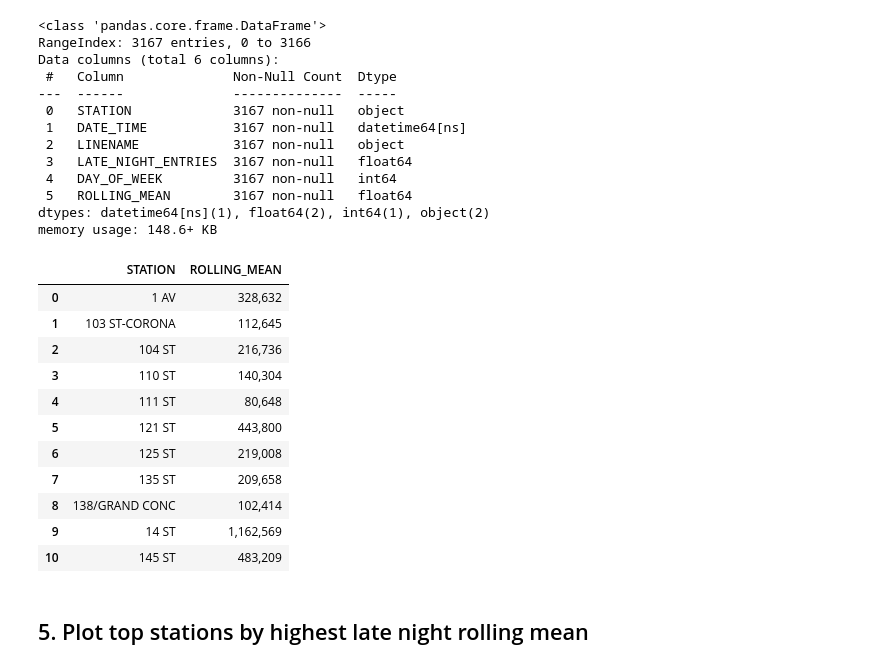
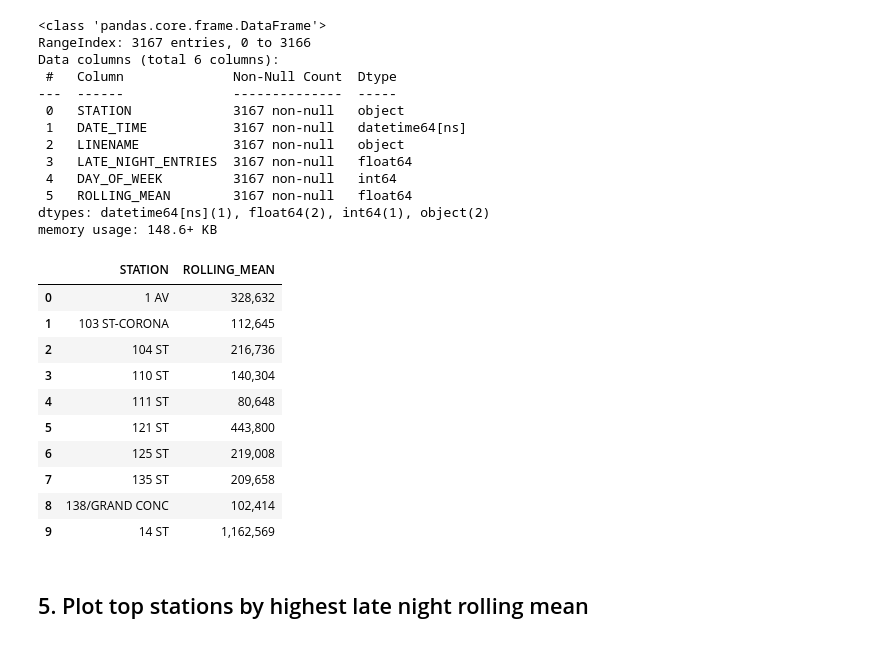
Before and after one commit to slp22/eda-project, a Jupyter notebook: EDA-project-code-sandra-paredes.ipynb, the cells around one changed output. Saved outputs shown, nothing was run; the diff lists cells and outputs as text; code cells hidden in the pictures.

```diff
--- a/EDA-project-code-sandra-paredes.ipynb
+++ b/EDA-project-code-sandra-paredes.ipynb
@@ -289,27 +270,27 @@ Data columns (total 6 columns):
 dtypes: datetime64[ns](1), float64(2), int64(1), object(2)
 memory usage: 148.6+ KB
 # %%
-rolling_mean_group = (rolling_mean_df.groupby('STATION')[['ROLLING_MEAN']].mean())
+rolling_mean_group = (rolling_mean_df
+                      .groupby('STATION')[['ROLLING_MEAN']].mean())
 # %%
 rolling_mean_group.reset_index(inplace=True)
 # %%
 # Select top stations with the highest rolling mean on Sunday
 rolling_mean_group.sort_values('ROLLING_MEAN', ascending=False)
-rolling_mean_group_top = rolling_mean_group.loc[:10]
+rolling_mean_group_top = rolling_mean_group.loc[:9]
 rolling_mean_group_top
 # %% [output]
 |  | STATION | ROLLING_MEAN |
 | 0 | 1 AV | 328,632 |
 | 1 | 103 ST-CORONA | 112,645 |
 | 2 | 104 ST | 216,736 |
 | 3 | 110 ST | 140,304 |
 | 4 | 111 ST | 80,648 |
 | 5 | 121 ST | 443,800 |
 | 6 | 125 ST | 219,008 |
 | 7 | 135 ST | 209,658 |
 | 8 | 138/GRAND CONC | 102,414 |
 | 9 | 14 ST | 1,162,569 |
-| 10 | 145 ST | 483,209 |
 # %% [markdown]
 ## 5. Plot top stations by highest late night rolling mean
 # %% [markdown]
```
Also changed, not shown: parts of 6 cells of this notebook.
